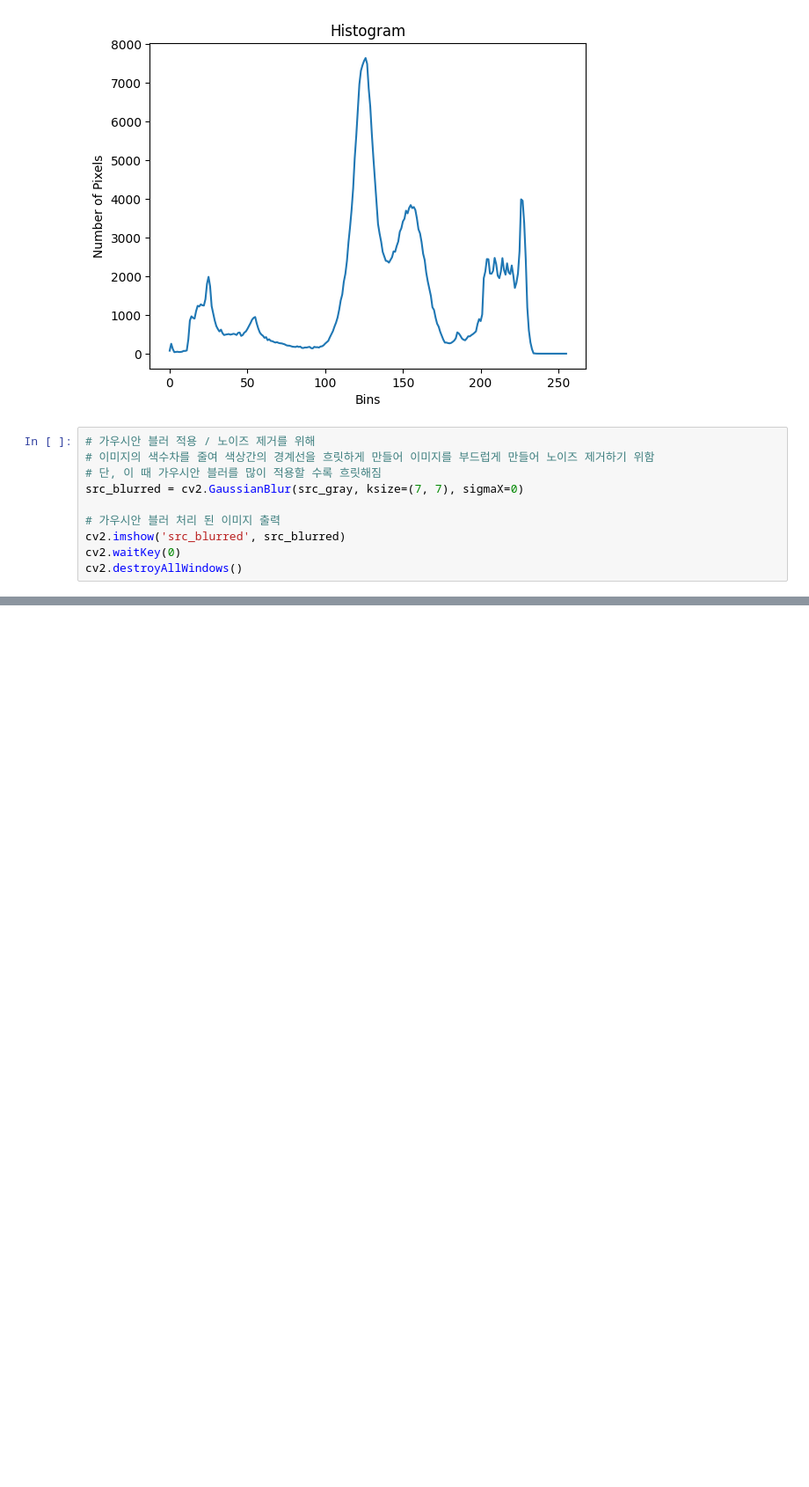
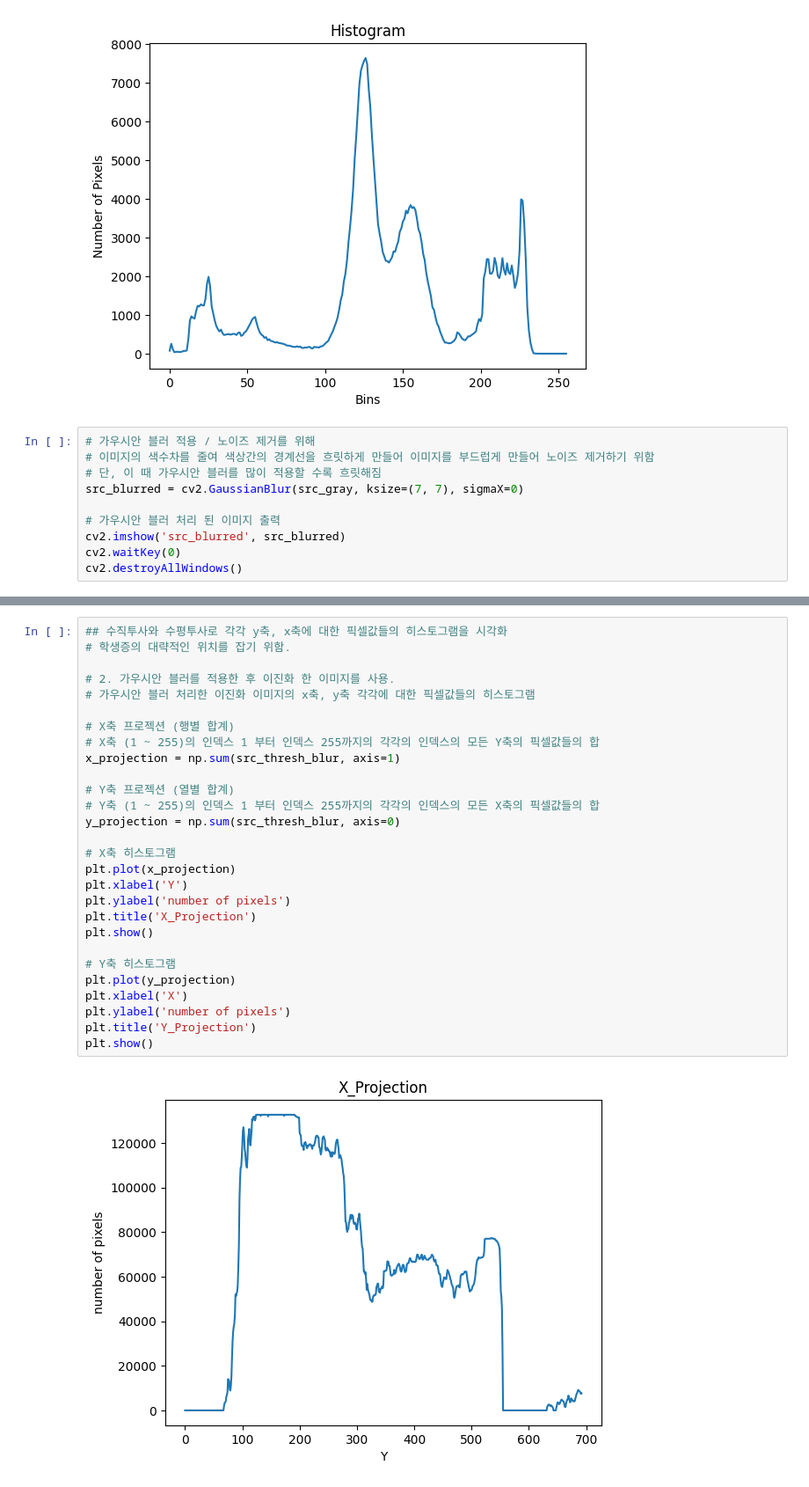
Before and after one commit to Lee-ChangHo/Student-ID-Recognition-Project, a Jupyter notebook: Test.ipynb, the cells around one changed output, grey strips where cells are left out. Shown at 88% size. Cells and saved outputs as stored; diff of their text form; blank space fills up the shorter version.

```diff
--- a/Test.ipynb
+++ b/Test.ipynb
@@ -59,0 +125,30 @@ cv2.destroyAllWindows()
+# %%
+## 수직투사와 수평투사로 각각 y축, x축에 대한 픽셀값들의 히스토그램을 시각화
+# 학생증의 대략적인 위치를 잡기 위함.
+
+# 2. 가우시안 블러를 적용한 후 이진화 한 이미지를 사용.
+# 가우시안 블러 처리한 이진화 이미지의 x축, y축 각각에 대한 픽셀값들의 히스토그램
+
+# X축 프로젝션 (행별 합계)
+# X축 (1 ~ 255)의 인덱스 1 부터 인덱스 255까지의 각각의 인덱스의 모든 Y축의 픽셀값들의 합
+x_projection = np.sum(src_thresh_blur, axis=1)
+
+# Y축 프로젝션 (열별 합계)
+# Y축 (1 ~ 255)의 인덱스 1 부터 인덱스 255까지의 각각의 인덱스의 모든 X축의 픽셀값들의 합
+y_projection = np.sum(src_thresh_blur, axis=0)
+
+# X축 히스토그램
+plt.plot(x_projection)
+plt.xlabel('Y')
+plt.ylabel('number of pixels')
+plt.title('X_Projection')
+plt.show()
+
+# Y축 히스토그램
+plt.plot(y_projection)
+plt.xlabel('X')
+plt.ylabel('number of pixels')
+plt.title('Y_Projection')
+plt.show()
+# %% [output]
+[figure, added]
```
Also changed, not shown: parts of 4 cells of this notebook.
